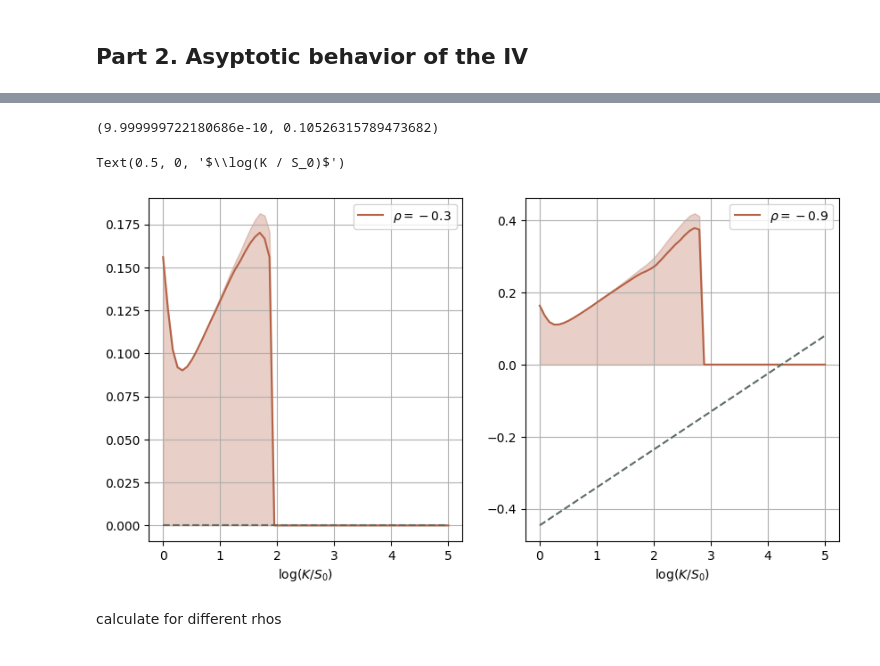
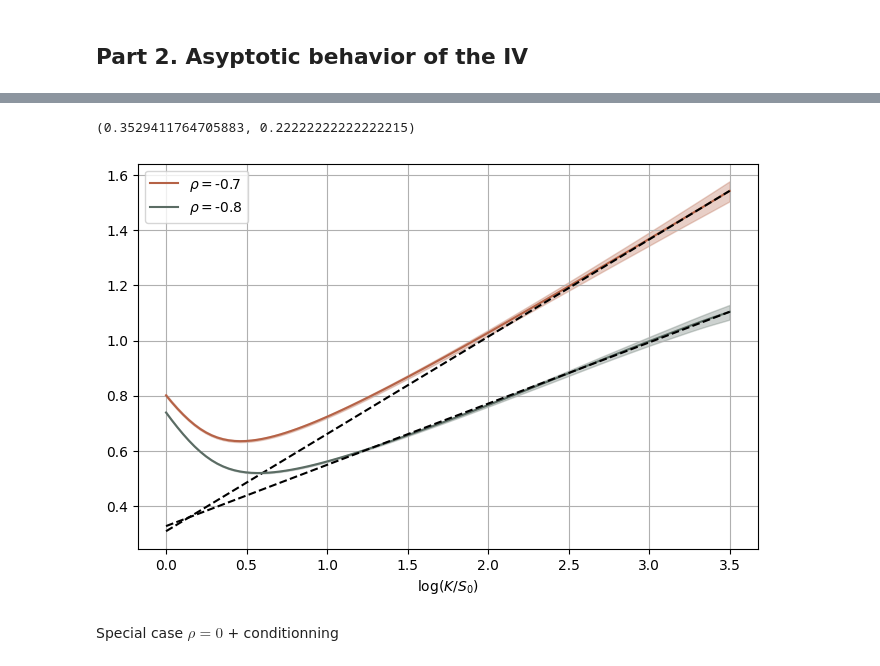
Before and after one commit to MrG1raffe/signature, a Jupyter notebook: notebooks/Martingality criterion.ipynb, the cells around one changed output, grey strips where cells are left out. Saved outputs shown, nothing was run; the diff lists cells and outputs as text; code cells hidden in the pictures.

Commit message:
Add smile asymptotics in the Sig-Vol model in Martingality criterion.ipynb

```diff
--- a/notebooks/Martingality criterion.ipynb
+++ b/notebooks/Martingality criterion.ipynb
@@ -636,10 +589,10 @@ print(((smile**2 * T)[-1] - (smile**2 * T)[-2]) / (k[-1] - k[-2]))
+# %%
+size = 10**7 # 10**6 was OK
 # %%
 %%time
 
-size = 10**6
-
 mc_call1, mc_call_lower1, mc_call_upper1 = option_call.get_price(
     model=model1, method="mc", F0=F0, is_vol_surface=False,
-    pricing_params=MCParams(size=size, batch_size=1_000, return_accuracy=True, timestep=0.0005)
+    pricing_params=MCParams(size=size, batch_size=1_000, return_accuracy=True, timestep=0.001)
 )
 # %% [output]
@@ -648,10 +601,8 @@ Wall time: 13min 56s
 # %%
 %%time
 
-size = 10**6
-
 mc_call2, mc_call_lower2, mc_call_upper2 = option_call.get_price(
     model=model2, method="mc", F0=F0, is_vol_surface=False,
-    pricing_params=MCParams(size=size, batch_size=1_000, return_accuracy=True, timestep=0.0005)
+    pricing_params=MCParams(size=size, batch_size=1_000, return_accuracy=True, timestep=0.001)
 )
 # %% [output]
@@ -661,54 +612,48 @@ Wall time: 13min 24s
 from pricing.volatility_surface.volatility_surface import black_iv
 
 smile_mc_call1 = black_iv(option_price=mc_call1, T=option_call.T, K=option_call.K, F=F0, r=0, flag=option_call.flag).squeeze()
-# smile_mc_call_lower1 = black_iv(option_price=mc_call_lower1, T=option_call.T, K=option_call.K, F=F0, r=0, flag=option_call.flag).squeeze()
+smile_mc_call_lower1 = black_iv(option_price=mc_call_lower1, T=option_call.T, K=option_call.K, F=F0, r=0, flag=option_call.flag).squeeze()
 smile_mc_call_upper1 = black_iv(option_price=mc_call_upper1, T=option_call.T, K=option_call.K, F=F0, r=0, flag=option_call.flag).squeeze()
 
 smile_mc_call2 = black_iv(option_price=mc_call2, T=option_call.T, K=option_call.K, F=F0, r=0, flag=option_call.flag).squeeze()
-# smile_mc_call_lower2 = black_iv(option_price=mc_call_lower2, T=option_call.T, K=option_call.K, F=F0, r=0, flag=option_call.flag).squeeze()
+smile_mc_call_lower2 = black_iv(option_price=mc_call_lower2, T=option_call.T, K=option_call.K, F=F0, r=0, flag=option_call.flag).squeeze()
 smile_mc_call_upper2 = black_iv(option_price=mc_call_upper2, T=option_call.T, K=option_call.K, F=F0, r=0, flag=option_call.flag).squeeze()
 # %%
-beta_fct = lambda x: 2 * (1 - np.abs(x)) / (1 + np.abs(x))
 beta1 = beta_fct(rho1)
 beta2 = beta_fct(rho2)
 
 beta1, beta2
 # %% [output]
-(9.999999722180686e-10, 0.10526315789473682)
+(0.3529411764705883, 0.22222222222222215)
 # %%
 # smile_mc_call_local_mart = smile_mc_call
 # smile_mc_put_local_mart = smile_mc_put
-shift = 10
+shift = 1
 
-fig, ax = plt.subplots(1, 2, figsize=(10, 5))
+fig, ax = plt.subplots(figsize=(8, 5))
 
-ax[0].plot(k, smile_mc_call1**2 * T, color=copper, label=r"$\rho = -0.3$")
-# ax.plot(k, smile_cf**2 * T, color=copper, label="Lewis")
-ax[0].fill_between(k, 0 * smile_mc_call_lower1**2 * T, smile_mc_call_upper1**2 * T, color=copper, alpha=0.3)
-ax[0].plot(k, (k - (k[-shift] - k[0])) * beta1 + (smile_mc_call1**2 * T)[-shift], "--", color=green)
+ax.plot(k, smile_mc_call1**2 * T, color=copper, label=r"$\rho = $"  + f"{rho1}")
+# ax.plot(k, smile_cf1**2 * T, color="m", label="Lewis")
+ax.fill_between(k, smile_mc_call_lower1**2 * T, smile_mc_call_upper1**2 * T, color=copper, alpha=0.3)
+ax.plot(k, (k - (k[-shift] - k[0])) * beta1 + (smile_mc_call1**2 * T)[-shift], "--", color="k")
 
-ax[1].plot(k, smile_mc_call2**2 * T, color=copper, label=r"$\rho = -0.9$")
-# # ax.plot(k, smile_cf**2 * T, color=copper, label="Lewis")
-ax[1].fill_between(k, 0*smile_mc_call_lower2**2 * T, smile_mc_call_upper2**2 * T, color=copper, alpha=0.3)
-ax[1].plot(k, (k - (k[-shift] - k[0])) * beta2 + (smile_mc_call2**2 * T)[-shift], "--", color=green)
+ax.plot(k, smile_mc_call2**2 * T, color=green, label=r"$\rho = $" + f"{rho2}")
+# ax.plot(k, smile_cf2**2 * T, color="m", label="Lewis")
+ax.fill_between(k, smile_mc_call_lower2**2 * T, smile_mc_call_upper2**2 * T, color=green, alpha=0.3)
+ax.plot(k, (k - (k[-shift] - k[0])) * beta2 + (smile_mc_call2**2 * T)[-shift], "--", color="k")
 
 # ax[1].plot(k, 0 * smile_mc_call1**2 * T, color="m", label=r"$\rho = -0.3$")
 # # ax.plot(k, smile_cf**2 * T, color=copper, label="Lewis")
 # # ax.fill_between(k, smile_mc_call_lower1**2 * T, smile_mc_call_upper1**2 * T, color=copper, alpha=0.3)
 # ax[1].plot(k, (k - (k[-shift] - k[0])) * beta1 + (smile_mc_call1**2 * T)[-shift], "--", color=green)
 
 
-ax[0].grid()
-ax[0].legend()
+ax.grid()
+ax.legend()
 # ax.set_ylim([0.07, 0.18])
-ax[0].set_xlabel("$\log(K / S_0)$")
+ax.set_xlabel("$\log(K / S_0)$")
 
-ax[1].grid()
-ax[1].legend()
-# ax.set_ylim([0.07, 0.18])
-ax[1].set_xlabel("$\log(K / S_0)$")
 
-# fig.savefig("iv_asymp_N=5_rho=-09.pdf", format="pdf", transparent=True)
+# fig.savefig("iv_asymp_behavior_N=3_leading=10.pdf", format="pdf", transparent=True)
 # %% [output]
-Text(0.5, 0, '$\\log(K / S_0)$')
-[figure, old version]
+[figure, new version]
@@ -720,2 +660,2 @@ Text(0.5, 0, '$\\log(K / S_0)$')
-# %% [markdown]
-calculate for different rhos
+# %% [markdown]
+Special case $\rho = 0$ + conditionning
```
Also changed, not shown: parts of 20 cells of this notebook, 2 other files.
